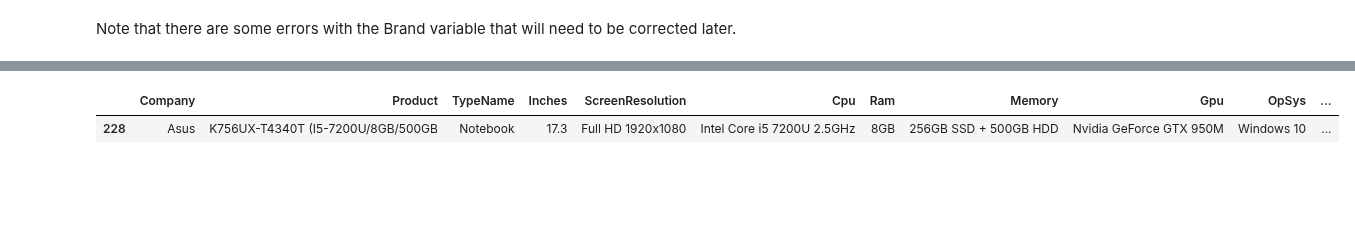
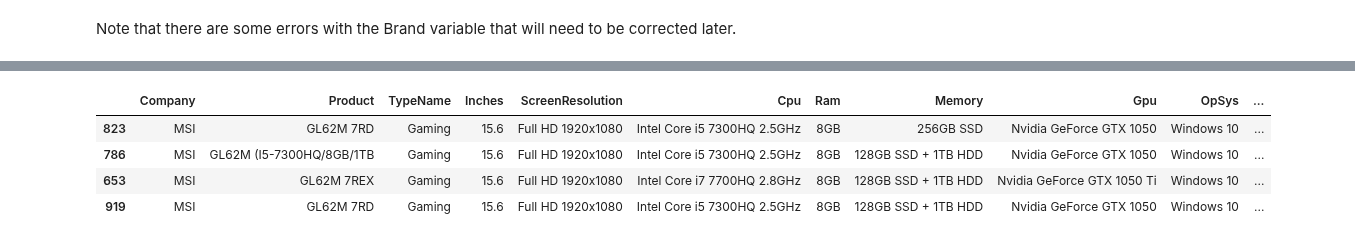
Before and after one commit to ryan-ferns/project_laptop_prices, a Jupyter notebook: laptop-prices-project.ipynb, the cells around one changed output, grey strips where cells are left out. Cells and saved outputs as stored; diff of their text form; code cells hidden in the pictures; blank space fills up the shorter version.

```diff
--- a/laptop-prices-project.ipynb
+++ b/laptop-prices-project.ipynb
@@ -2353,6 +2357,7 @@ vivo_list_1 = [
     'E402WA-GA007T (E2-6110/4GB/64GB/W10',
     'L403NA-GA013TS (N3350/4GB/32GB/W10)',
     'L502NA-GO052T (N3350/4GB/128GB/W10)',
+    'E402WA-GA010T (E2-6110/2GB/32GB/W10)',
     'TP501UA-CJ131T (I5-7200U/8GB/1TB/W10)'
 ]
 # %%
@@ -2799,5 +2823,8 @@ train[(train['Brand'].str.startswith('R5'))]
 # %%
-train[(train['Brand'].str.startswith('K756'))]
+train[(train['Brand'].str.startswith('GL62'))]
 # %% [output]
 |  | Company | Product | TypeName | Inches | ScreenResolution | Cpu | Ram | Memory | Gpu | OpSys | ... |
-| 228 | Asus | K756UX-T4340T (I5-7200U/8GB/500GB | Notebook | 17.3 | Full HD 1920x1080 | Intel Core i5 7200U 2.5GHz | 8GB | 256GB SSD + 500GB HDD | Nvidia GeForce GTX 950M | Windows 10 | ... |
+| 823 | MSI | GL62M 7RD | Gaming | 15.6 | Full HD 1920x1080 | Intel Core i5 7300HQ 2.5GHz | 8GB | 256GB SSD | Nvidia GeForce GTX 1050 | Windows 10 | ... |
+| 786 | MSI | GL62M (I5-7300HQ/8GB/1TB | Gaming | 15.6 | Full HD 1920x1080 | Intel Core i5 7300HQ 2.5GHz | 8GB | 128GB SSD + 1TB HDD | Nvidia GeForce GTX 1050 | Windows 10 | ... |
+| 653 | MSI | GL62M 7REX | Gaming | 15.6 | Full HD 1920x1080 | Intel Core i7 7700HQ 2.8GHz | 8GB | 128GB SSD + 1TB HDD | Nvidia GeForce GTX 1050 Ti | Windows 10 | ... |
+| 919 | MSI | GL62M 7RD | Gaming | 15.6 | Full HD 1920x1080 | Intel Core i5 7300HQ 2.5GHz | 8GB | 128GB SSD + 1TB HDD | Nvidia GeForce GTX 1050 | Windows 10 | ... |
```
Also changed, not shown: parts of 15 cells of this notebook.
